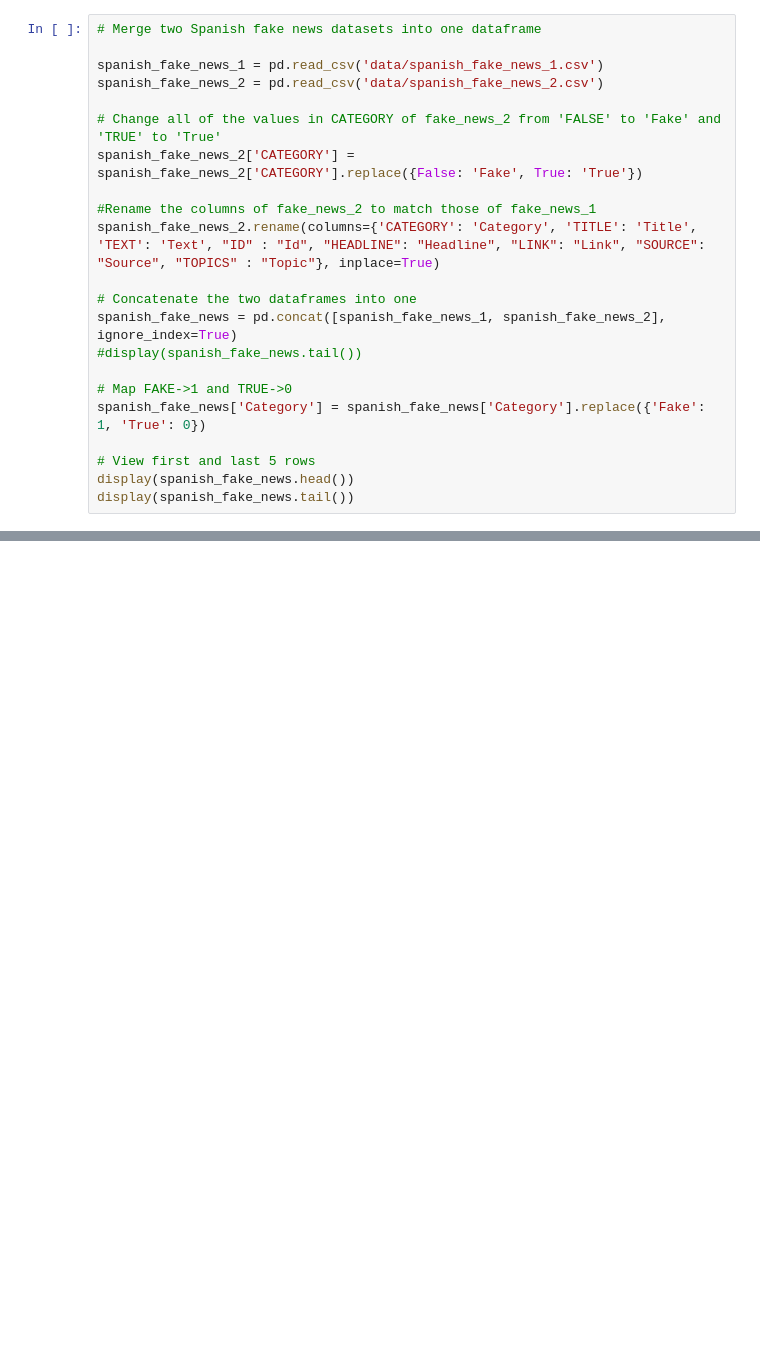
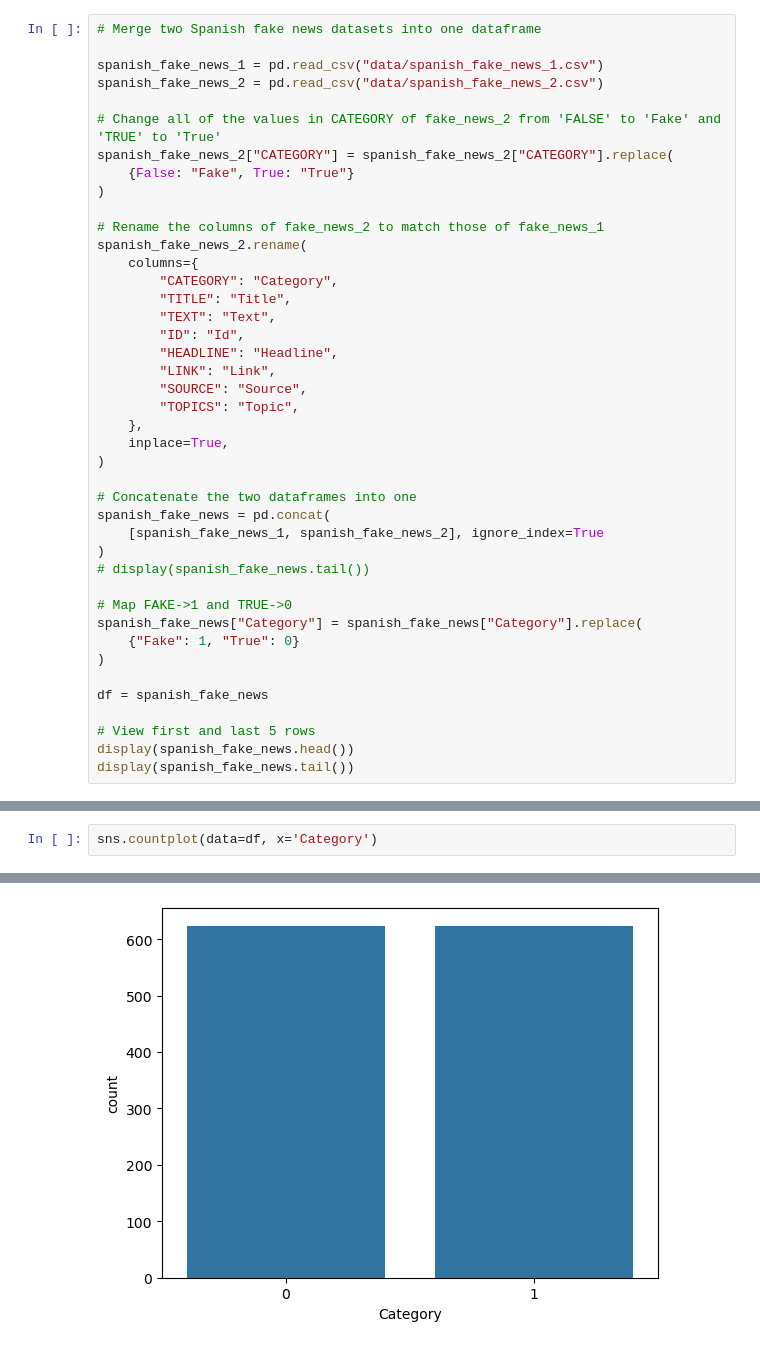
Before and after one commit to milescaprio/CSB320_P2, a Jupyter notebook: analyses_fake_news_spanish_jpposadas.ipynb, the cells around one changed output, grey strips where cells are left out. Drawn from its saved outputs; the diff is of its cells as text; blank space fills up the shorter version.

```diff
--- a/analyses_fake_news_spanish_jpposadas.ipynb
+++ b/analyses_fake_news_spanish_jpposadas.ipynb
@@ -18,21 +45,41 @@ from NLP_algorithms import *
 # %%
 # Merge two Spanish fake news datasets into one dataframe
 
-spanish_fake_news_1 = pd.read_csv('data/spanish_fake_news_1.csv')
-spanish_fake_news_2 = pd.read_csv('data/spanish_fake_news_2.csv')
+spanish_fake_news_1 = pd.read_csv("data/spanish_fake_news_1.csv")
+spanish_fake_news_2 = pd.read_csv("data/spanish_fake_news_2.csv")
 
 # Change all of the values in CATEGORY of fake_news_2 from 'FALSE' to 'Fake' and 'TRUE' to 'True'
-spanish_fake_news_2['CATEGORY'] = spanish_fake_news_2['CATEGORY'].replace({False: 'Fake', True: 'True'})
+spanish_fake_news_2["CATEGORY"] = spanish_fake_news_2["CATEGORY"].replace(
+    {False: "Fake", True: "True"}
+)
 
-#Rename the columns of fake_news_2 to match those of fake_news_1
-spanish_fake_news_2.rename(columns={'CATEGORY': 'Category', 'TITLE': 'Title', 'TEXT': 'Text', "ID" : "Id", "HEADLINE": "Headline", "LINK": "Link", "SOURCE": "Source", "TOPICS" : "Topic"}, inplace=True)
+# Rename the columns of fake_news_2 to match those of fake_news_1
+spanish_fake_news_2.rename(
+    columns={
+        "CATEGORY": "Category",
+        "TITLE": "Title",
+        "TEXT": "Text",
+        "ID": "Id",
+        "HEADLINE": "Headline",
+        "LINK": "Link",
+        "SOURCE": "Source",
+        "TOPICS": "Topic",
+    },
+    inplace=True,
+)
 
 # Concatenate the two dataframes into one
-spanish_fake_news = pd.concat([spanish_fake_news_1, spanish_fake_news_2], ignore_index=True)
-#display(spanish_fake_news.tail())
+spanish_fake_news = pd.concat(
+    [spanish_fake_news_1, spanish_fake_news_2], ignore_index=True
+)
+# display(spanish_fake_news.tail())
 
 # Map FAKE->1 and TRUE->0
-spanish_fake_news['Category'] = spanish_fake_news['Category'].replace({'Fake': 1, 'True': 0})
+spanish_fake_news["Category"] = spanish_fake_news["Category"].replace(
+    {"Fake": 1, "True": 0}
+)
+
+df = spanish_fake_news
 
 # View first and last 5 rows
 display(spanish_fake_news.head())
@@ -52,0 +109,3 @@ display(spanish_fake_news.tail())
+# %%
+sns.countplot(data=df, x='Category')
+# %% [output]
@@ -52,0 +113 @@ display(spanish_fake_news.tail())
+[figure, added]
```
Also changed, not shown: parts of 17 cells of this notebook, 9 other files.
